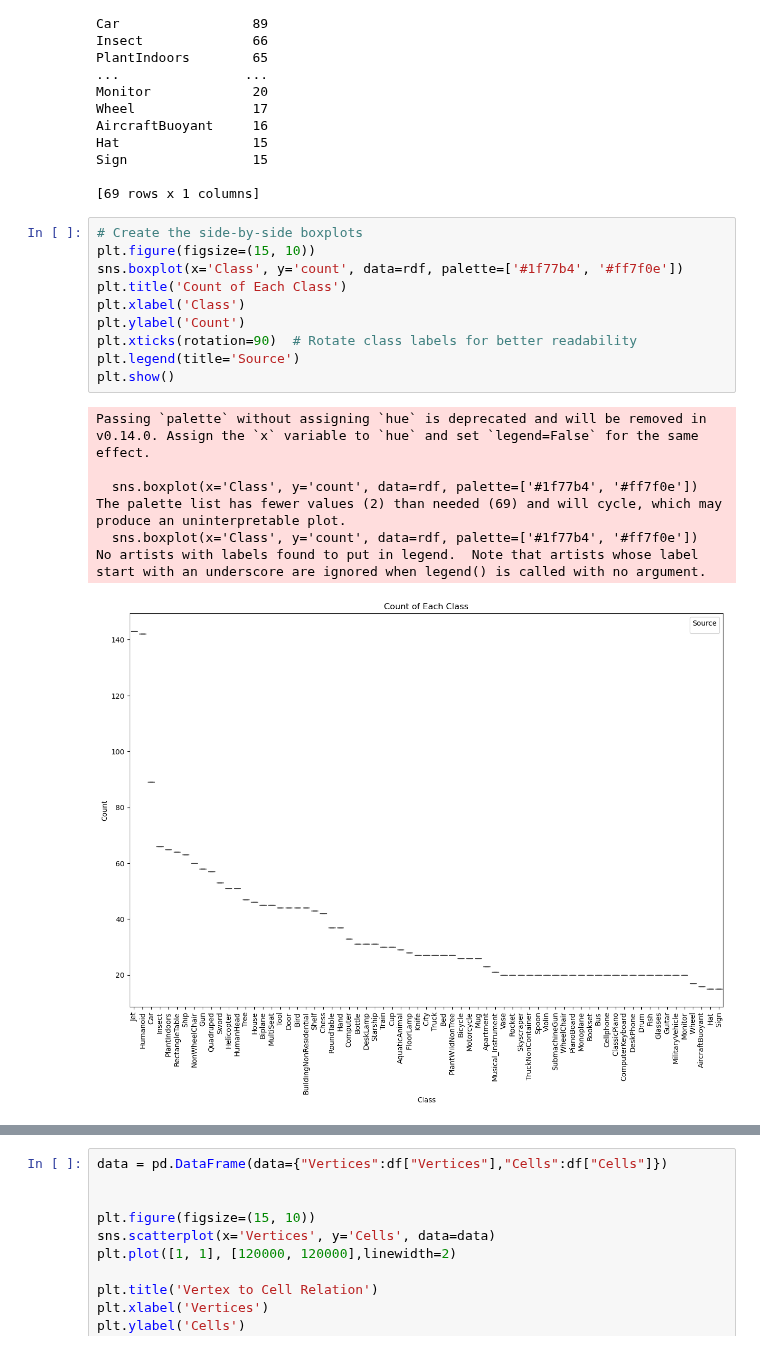
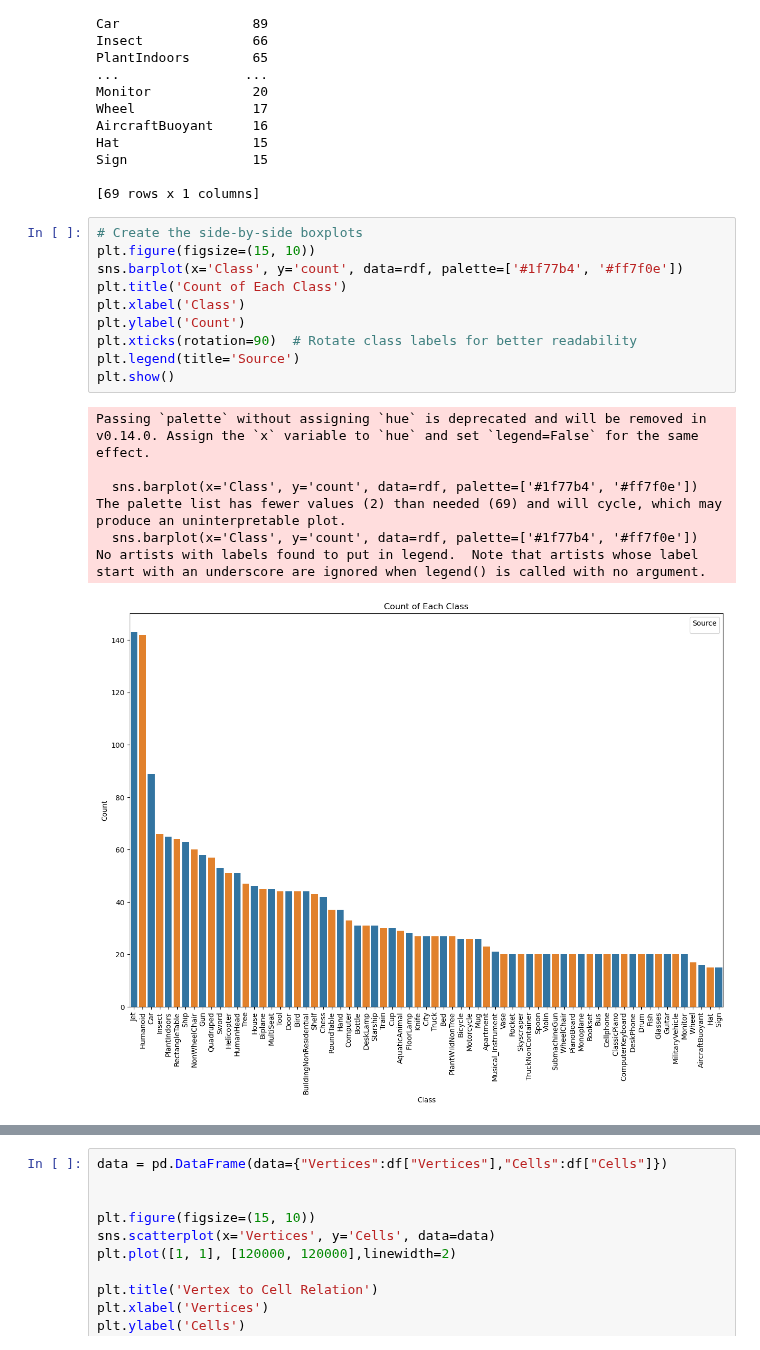
Before and after one commit to maria-raluca-st/INFOMR-final-project, a Jupyter notebook: mmdbs/database_stats.ipynb, the cells around one changed output, grey strips where cells are left out. Cells and saved outputs as stored; diff of their text form.

Commit message:
added visualisation

```diff
--- a/mmdbs/database_stats.ipynb
+++ b/mmdbs/database_stats.ipynb
@@ -40,18 +40,18 @@ Sign                15
 # %%
 # Create the side-by-side boxplots
 plt.figure(figsize=(15, 10))
-sns.boxplot(x='Class', y='count', data=rdf, palette=['#1f77b4', '#ff7f0e'])
+sns.barplot(x='Class', y='count', data=rdf, palette=['#1f77b4', '#ff7f0e'])
 plt.title('Count of Each Class')
 plt.xlabel('Class')
 plt.ylabel('Count')
 plt.xticks(rotation=90)  # Rotate class labels for better readability
 plt.legend(title='Source')
 plt.show()
 # %% [output]
 Passing `palette` without assigning `hue` is deprecated and will be removed in v0.14.0. Assign the `x` variable to `hue` and set `legend=False` for the same effect.
 
-  sns.boxplot(x='Class', y='count', data=rdf, palette=['#1f77b4', '#ff7f0e'])
+  sns.barplot(x='Class', y='count', data=rdf, palette=['#1f77b4', '#ff7f0e'])
 The palette list has fewer values (2) than needed (69) and will cycle, which may produce an uninterpretable plot.
-  sns.boxplot(x='Class', y='count', data=rdf, palette=['#1f77b4', '#ff7f0e'])
+  sns.barplot(x='Class', y='count', data=rdf, palette=['#1f77b4', '#ff7f0e'])
 No artists with labels found to put in legend.  Note that artists whose label start with an underscore are ignored when legend() is called with no argument.
-[figure, old version]
+[figure, new version]
```
Also changed, not shown: parts of 1 cell of this notebook.
